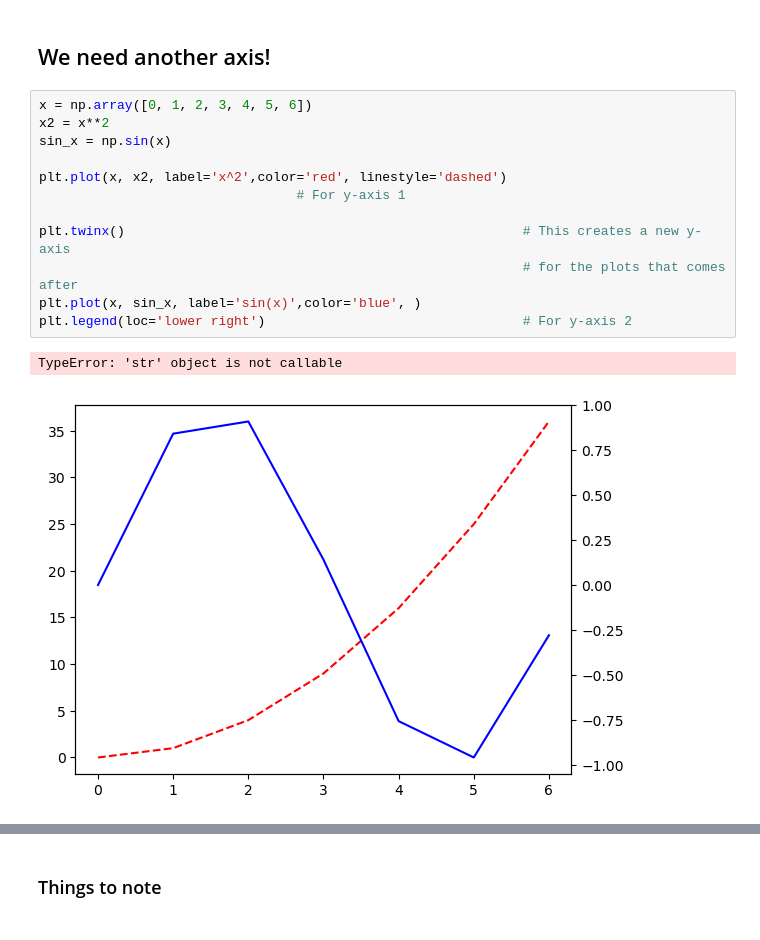
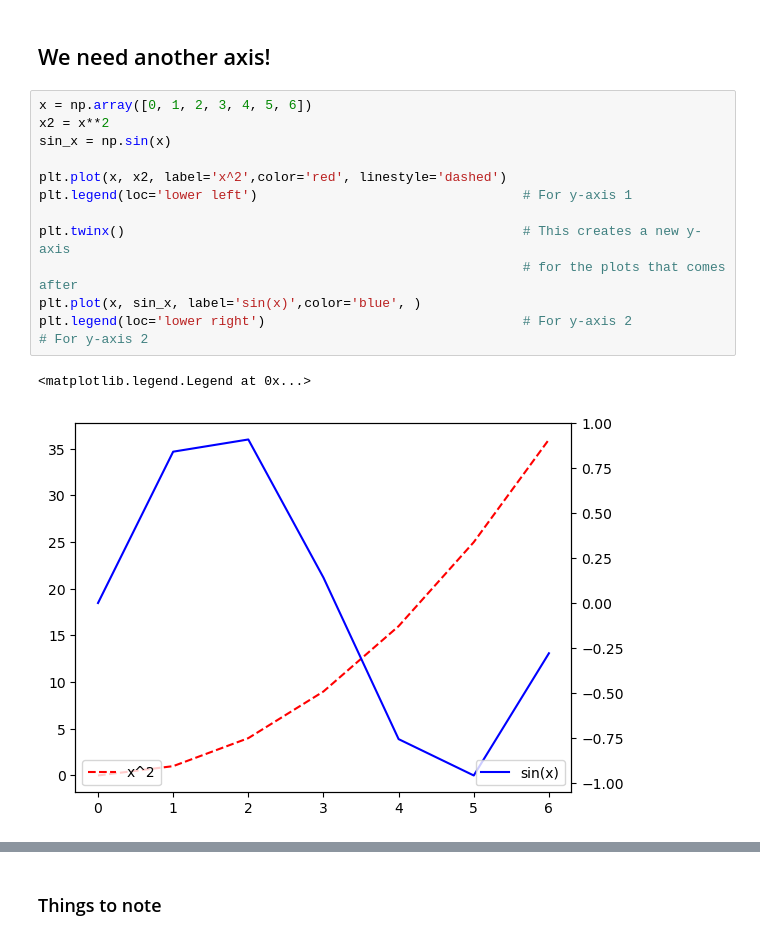
Before and after one commit to SPS-SP2273/learning-portfolio-zach335en-blip, a Jupyter notebook: 7.1_plotting/plotting_(need).ipynb, the cells around one changed output, grey strips where cells are left out. Drawn from its saved outputs; the diff is of its cells as text.

```diff
--- a/7.1_plotting/plotting_(need).ipynb
+++ b/7.1_plotting/plotting_(need).ipynb
@@ -150,15 +150,15 @@ TypeError: 'str' object is not callable
 # %%
 x = np.array([0, 1, 2, 3, 4, 5, 6])
 x2 = x**2
 sin_x = np.sin(x)
 
 plt.plot(x, x2, label='x^2',color='red', linestyle='dashed')
-                                 # For y-axis 1
+plt.legend(loc='lower left')                                  # For y-axis 1
 
 plt.twinx()                                                   # This creates a new y-axis
                                                               # for the plots that comes after
 plt.plot(x, sin_x, label='sin(x)',color='blue', )
-plt.legend(loc='lower right')                                 # For y-axis 2
+plt.legend(loc='lower right')                                 # For y-axis 2                                # For y-axis 2
 # %% [output]
-TypeError: 'str' object is not callable
+<matplotlib.legend.Legend at 0x...>
-[figure, old version]
+[figure, new version]
```
Also changed, not shown: parts of 12 cells of this notebook, 4 other files.
